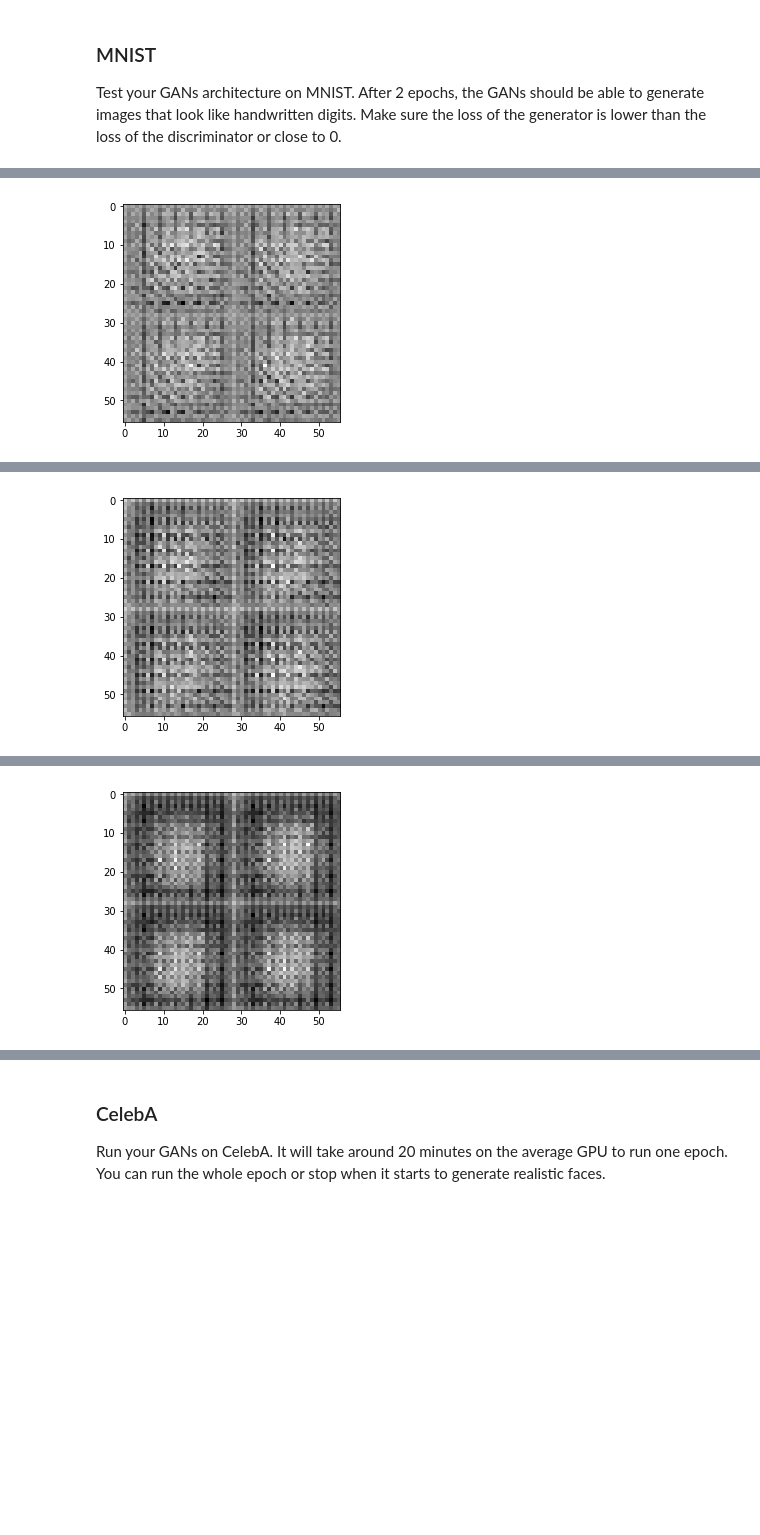
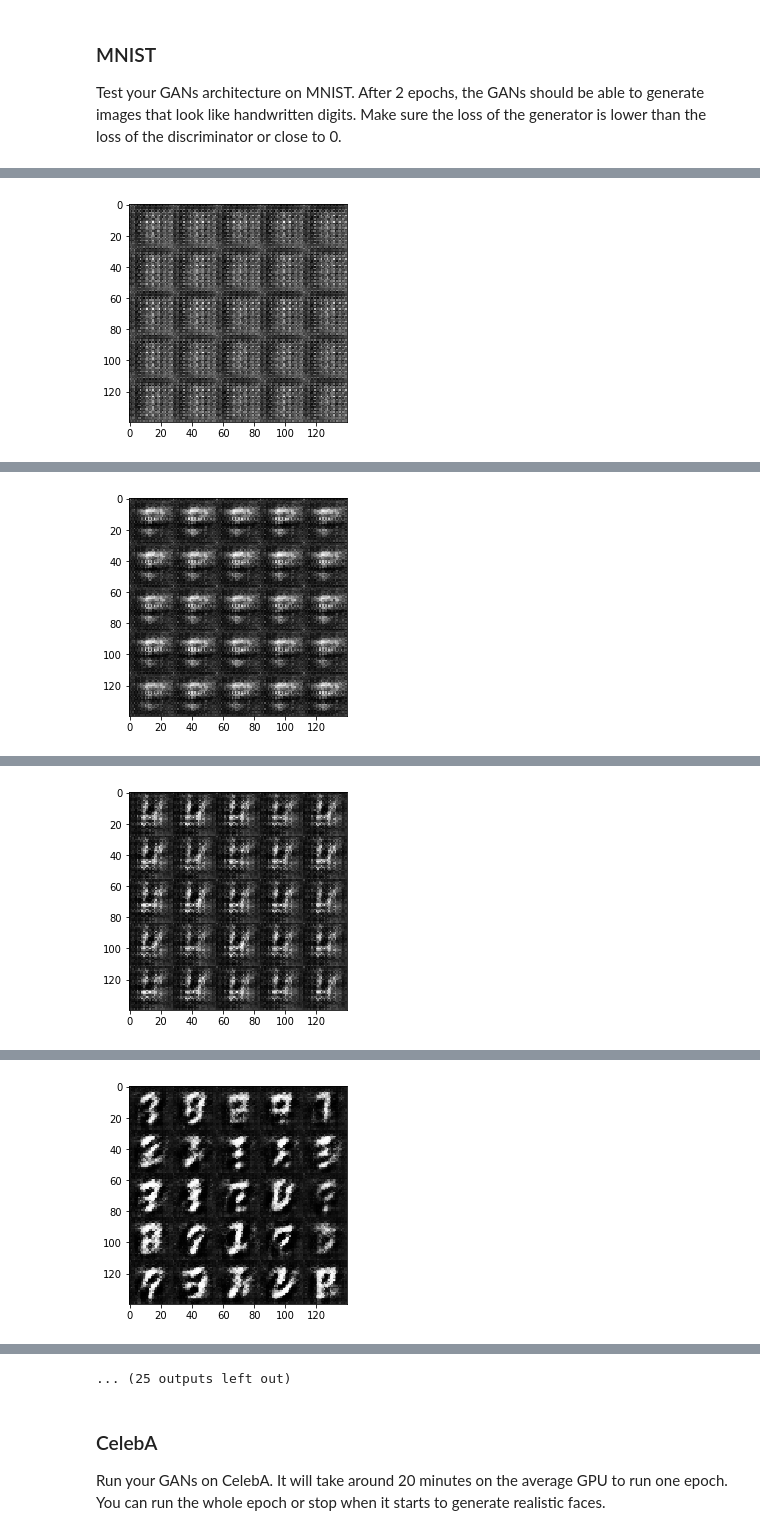
Before and after one commit to RodrigoVillatoro/deep_learning_udacity, a Jupyter notebook: face_generation/dlnd_face_generation.ipynb, the cells around one changed output, grey strips where cells are left out. Drawn from its saved outputs; the diff is of its cells as text; code cells hidden in the pictures; blank space fills up the shorter version.

```diff
--- a/face_generation/dlnd_face_generation.ipynb
+++ b/face_generation/dlnd_face_generation.ipynb
@@ -116,9 +117,9 @@ def model_inputs(image_width, image_height, image_channels, z_dim):
     :return: Tuple of (tensor of real input images, tensor of z data, learning rate)
     """
     # TODO: Implement Function
-    inputs_real = tf.placeholder(tf.float32, shape=(None, image_width, image_height, image_channels), name='input_real')
-    inputs_z = tf.placeholder(tf.float32, shape=(None, z_dim), name='input_z')
-    learning_rate = tf.placeholder(tf.float32)
+    inputs_real = tf.placeholder(tf.float32, (None, image_width, image_height, image_channels), name='input_real')
+    inputs_z = tf.placeholder(tf.float32, (None, z_dim), name='input_z')
+    learning_rate = tf.placeholder(tf.float32, name="learning_rate")
 
     return inputs_real, inputs_z, learning_rate
 
@@ -140,10 +148,11 @@ def discriminator(images, reuse=False):
     :param reuse: Boolean if the weights should be reused
     :return: Tuple of (tensor output of the discriminator, tensor logits of the discriminator)
     """
+
+    alpha = 0.2
+
     # TODO: Implement Function
     with tf.variable_scope('discriminator', reuse=reuse):
-
-        alpha = 0.02
 
         # Images will be 14x14x64
         img1 = tf.layers.conv2d(inputs=images, filters=64, kernel_size=5, strides=2, padding='same')
@@ -357,11 +370,11 @@ def train(epoch_count, batch_size, z_dim, learning_rate, beta1, get_batches, dat
 
     losses = []
     steps = 0
-    show_every = 10
-    print_every = 100
-    n_images = 5
+    show_every = 100
+    print_every = 10
+    n_images = 25
 
-    input_real, input_z, i_learning_rate = model_inputs(data_shape[1], data_shape[2], data_shape[3], z_dim)
+    input_real, input_z, lr = model_inputs(data_shape[1], data_shape[2], data_shape[3], z_dim)
     d_loss, g_loss = model_loss(input_real, input_z, data_shape[3])
     d_train_opt, g_train_opt = model_opt(d_loss, g_loss, learning_rate, beta1)
 
@@ -372,12 +385,14 @@ def train(epoch_count, batch_size, z_dim, learning_rate, beta1, get_batches, dat
 
                 steps += 1
 
+                batch_images = batch_images * 2
+
                 # Sample random noise for G
                 batch_z = np.random.uniform(-1, 1, size=(batch_size, z_dim))
 
                 # Run optimizers
-                _ = sess.run(d_train_opt, feed_dict={input_real: batch_images, input_z: batch_z, i_learning_rate: learning_rate})
-                _ = sess.run(g_train_opt, feed_dict={input_real: batch_images, input_z: batch_z, i_learning_rate: learning_rate})
+                _ = sess.run(d_train_opt, feed_dict={input_real: batch_images, input_z: batch_z, lr: learning_rate})
+                _ = sess.run(g_train_opt, feed_dict={input_real: batch_images, input_z: batch_z, lr: learning_rate})
 
                 if steps % print_every == 0:
                     train_loss_d = d_loss.eval({input_z: batch_z, input_real: batch_images})
@@ -395,9 +410,9 @@ def train(epoch_count, batch_size, z_dim, learning_rate, beta1, get_batches, dat
 ### MNIST
 Test your GANs architecture on MNIST.  After 2 epochs, the GANs should be able to generate images that look like handwritten digits.  Make sure the loss of the generator is lower than the loss of the discriminator or close to 0.
 # %%
-batch_size = 128
-z_dim = 100
-learning_rate = 0.0002
+batch_size = 64
+z_dim = 150
+learning_rate = 0.0001
 beta1 = 0.5
 
 
@@ -416 +439 @@ Epoch 1/2... Discriminator Loss: 0.5192... Generator Loss: 1.3416
-[figure, old version]
+[figure, new version]
@@ -419 +450 @@ Epoch 1/2... Discriminator Loss: 0.5868... Generator Loss: 3.7503
-[figure, old version]
+[figure, new version]
@@ -422 +461 @@ Epoch 1/2... Discriminator Loss: 0.6222... Generator Loss: 2.1826
-[figure, old version]
+[figure, new version]
@@ -423,0 +472 @@ KeyboardInterrupt:
+[figure, added]
@@ -424,3 +495,4 @@ KeyboardInterrupt:
+... (25 outputs left out)
 # %% [markdown]
 ### CelebA
 Run your GANs on CelebA.  It will take around 20 minutes on the average GPU to run one epoch.  You can run the whole epoch or stop when it starts to generate realistic faces.
```
Also changed, not shown: parts of 7 cells of this notebook.
